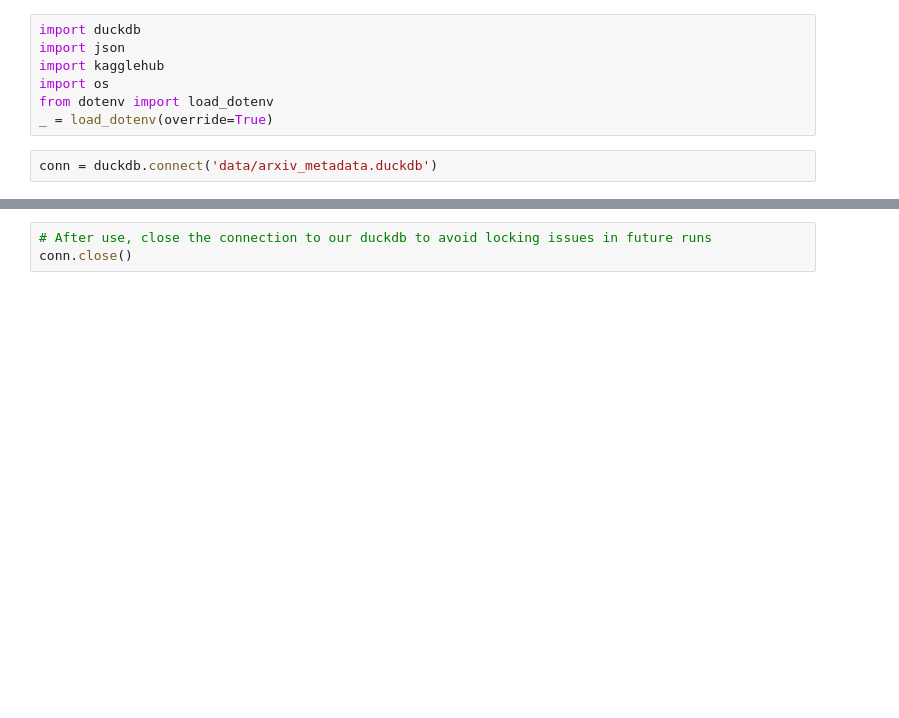
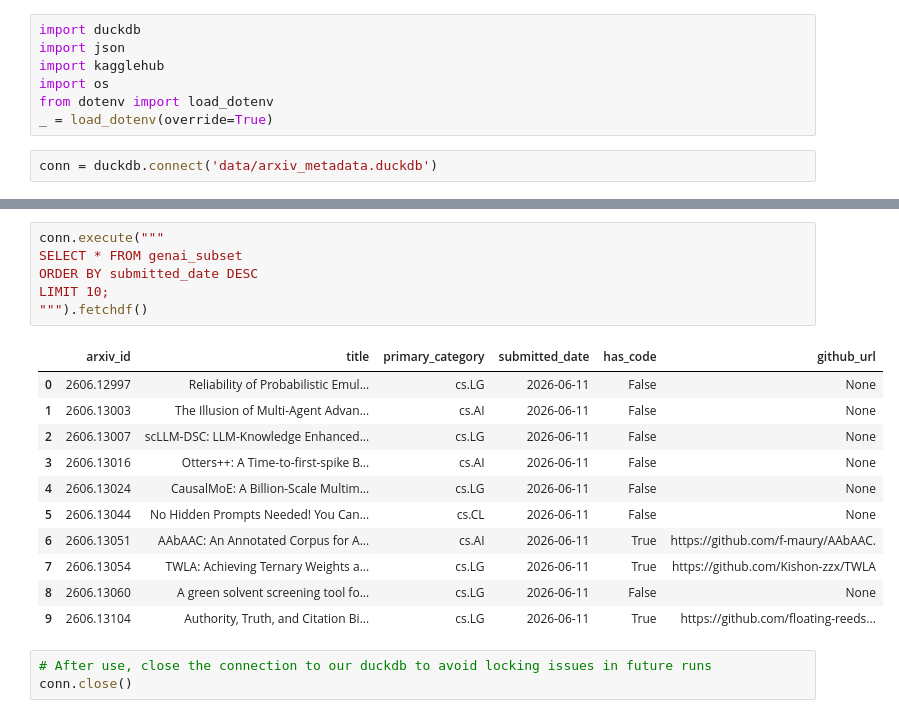
Before and after one commit to Julien-Pgn/SciRex, a Jupyter notebook: notebooks/db_build.ipynb, the cells around one changed output, grey strips where cells are left out. Saved outputs shown, nothing was run; the diff lists cells and outputs as text; blank space fills up the shorter version.

```diff
--- a/notebooks/db_build.ipynb
+++ b/notebooks/db_build.ipynb
@@ -735,3 +737,21 @@ LIMIT 5000;
+# %%
+conn.execute("""
+SELECT * FROM genai_subset
+ORDER BY submitted_date DESC
+LIMIT 10;
+""").fetchdf()
+# %% [output]
+|  | arxiv_id | title | primary_category | submitted_date | has_code | github_url |
+| 0 | 2606.12997 | Reliability of Probabilistic Emul... | cs.LG | 2026-06-11 | False | None |
+| 1 | 2606.13003 | The Illusion of Multi-Agent Advan... | cs.AI | 2026-06-11 | False | None |
+| 2 | 2606.13007 | scLLM-DSC: LLM-Knowledge Enhanced... | cs.LG | 2026-06-11 | False | None |
+| 3 | 2606.13016 | Otters++: A Time-to-first-spike B... | cs.AI | 2026-06-11 | False | None |
+| 4 | 2606.13024 | CausalMoE: A Billion-Scale Multim... | cs.LG | 2026-06-11 | False | None |
+| 5 | 2606.13044 | No Hidden Prompts Needed! You Can... | cs.CL | 2026-06-11 | False | None |
+| 6 | 2606.13051 | AAbAAC: An Annotated Corpus for A... | cs.AI | 2026-06-11 | True | https://github.com/f-maury/AAbAAC. |
+| 7 | 2606.13054 | TWLA: Achieving Ternary Weights a... | cs.LG | 2026-06-11 | True | https://github.com/Kishon-zzx/TWLA |
+| 8 | 2606.13060 | A green solvent screening tool fo... | cs.LG | 2026-06-11 | False | None |
+| 9 | 2606.13104 | Authority, Truth, and Citation Bi... | cs.LG | 2026-06-11 | True | https://github.com/floating-reeds... |
 # %%
 # After use, close the connection to our duckdb to avoid locking issues in future runs
 conn.close()
```
Also changed, not shown: parts of 12 cells of this notebook, 2 other files.
